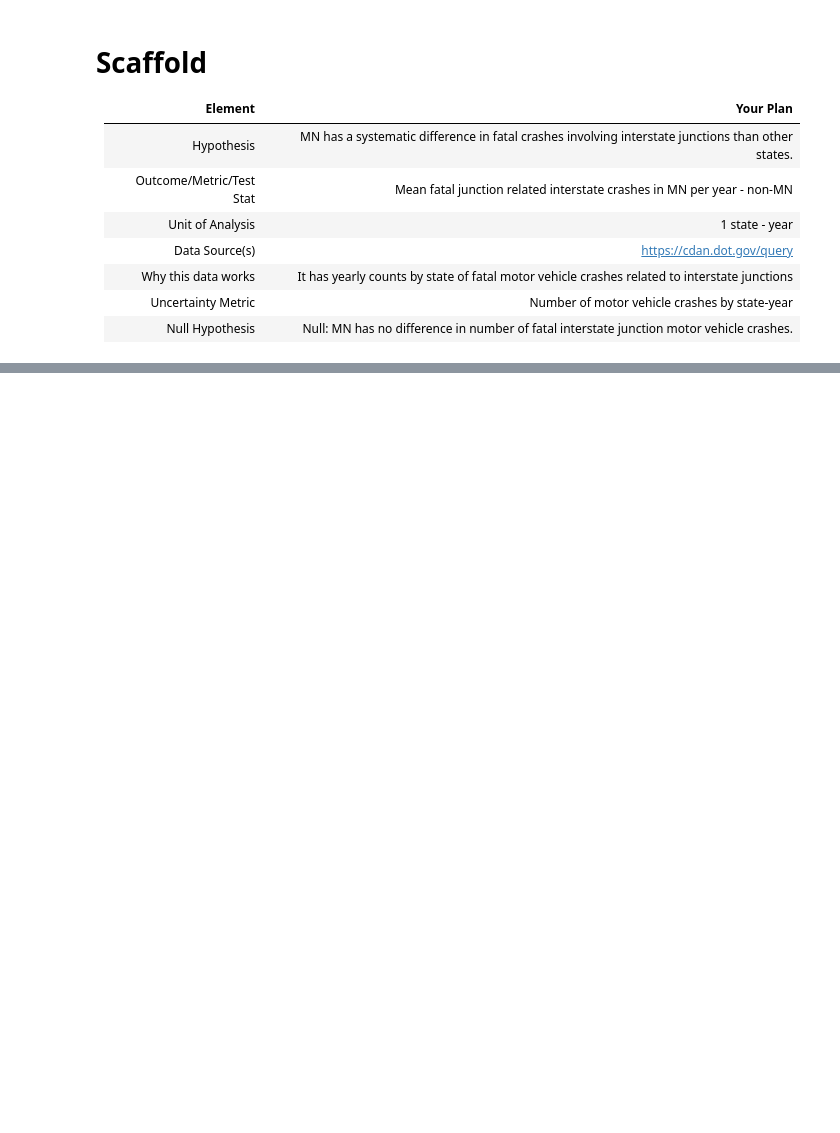
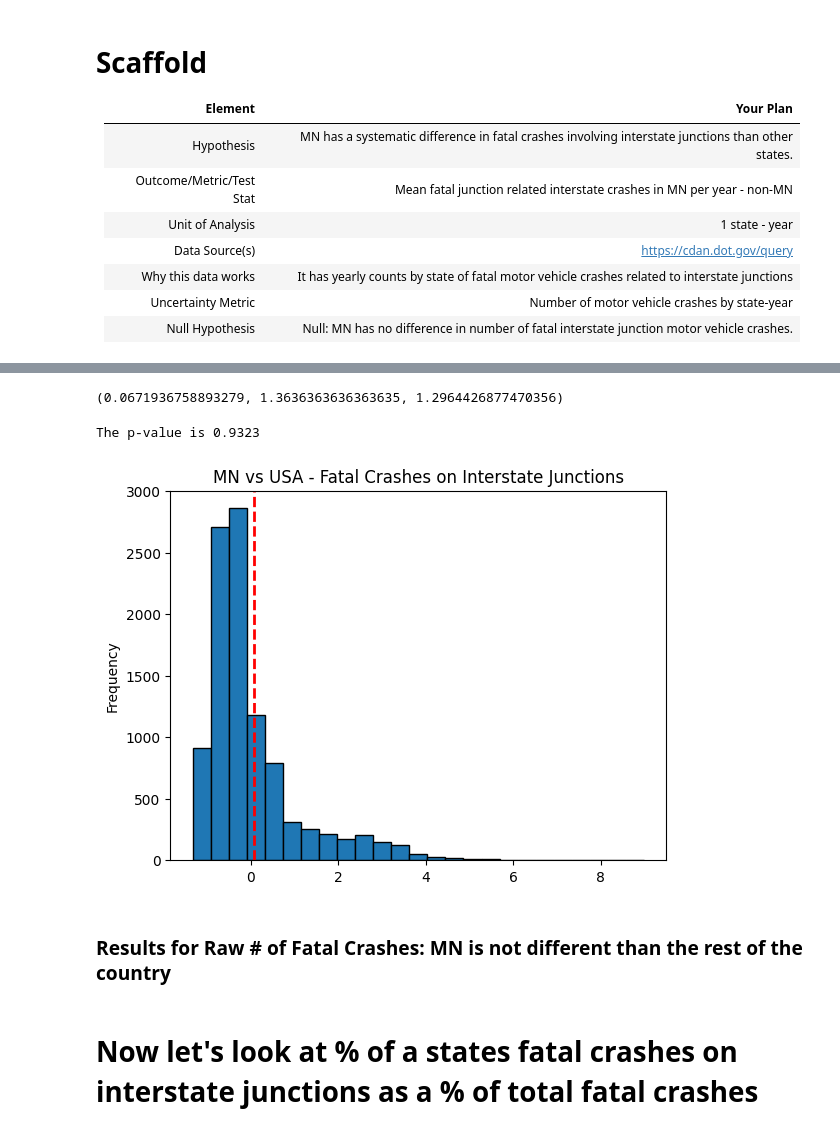
Before and after one commit to evan4629/SEIS631_Project_MN_Fatal_Merging, a Jupyter notebook: mn_drivers_hypothesis.ipynb, the cells around one changed output, grey strips where cells are left out. Drawn from its saved outputs; the diff is of its cells as text; code cells hidden in the pictures; blank space fills up the shorter version.

```diff
--- a/mn_drivers_hypothesis.ipynb
+++ b/mn_drivers_hypothesis.ipynb
@@ -31,0 +16,6 @@ df
+# %%
+df = pd.read_csv("CrashReport_filled(in).csv")
+print(df.sample(10))
+print(df.shape)
+print(df.info())
+print(df.describe())
@@ -31,0 +84,49 @@ df
+# %%
+df_merging['MN'] = np.where(df_merging['State'] == 'Minnesota', 'MN', 'Not MN')
+#mn_avg_per_yr = df_merging[df_merging['State']=="Minnesota"]["Value"].mean()
+#usa_avg_per_year = df_merging[df_merging['State']!="Minnesota"]["Value"].mean()
+observed_diff = df_merging.groupby('MN')['Value'].mean().loc['MN'] - df_merging.groupby('MN')['Value'].mean().loc['Not MN']
+observed_diff, df_merging.groupby('MN')['Value'].mean().loc['MN'], df_merging.groupby('MN')['Value'].mean().loc['Not MN']
+# %% [output]
+(0.0671936758893279, 1.3636363636363635, 1.2964426877470356)
+# %%
+df_copy = df_merging.copy()
+df_copy = df_copy.reset_index(drop=True)
+
+results =[]
+n = 10_000
+
+for i in range(n):
+    df_copy['MN'] = df_copy['MN'].sample(frac=1,replace=False).values
+    #mn_avg = df_copy[df_copy['State']=="Minnesota"]["Value"].mean()
+    #usa_avg = df_copy[df_copy['State']!="Minnesota"]["Value"].mean()
+    means = df_copy.groupby('MN')['Value'].mean()
+    diff = means.loc["MN"] - means.loc["Not MN"]
+    results.append(diff)
+
+pval = 0
+
+for i in range(0,n):
+    if np.abs(results[i]) > observed_diff:
+        pval += 1
+    else:
+        pval += 0
+
+pval = pval/n
+
+print(f"The p-value is {pval}")
+# %% [output]
+The p-value is 0.9323
+# %%
+plt.figure()
+plt.hist(results, bins = 25, edgecolor ='black')
+plt.title("MN vs USA - Fatal Crashes on Interstate Junctions")
+plt.ylabel("Frequency")
+plt.axvline(x=observed_diff, color='red', linestyle='--', linewidth=2)
+plt.show()
+# %% [output]
+[figure, added]
+# %% [markdown]
+### Results for Raw # of Fatal Crashes: MN is not different than the rest of the country
+# %% [markdown]
+# Now let's look at % of a states fatal crashes on interstate junctions as a % of total fatal crashes
```
Also changed, not shown: parts of 11 cells of this notebook, 2 other files.
